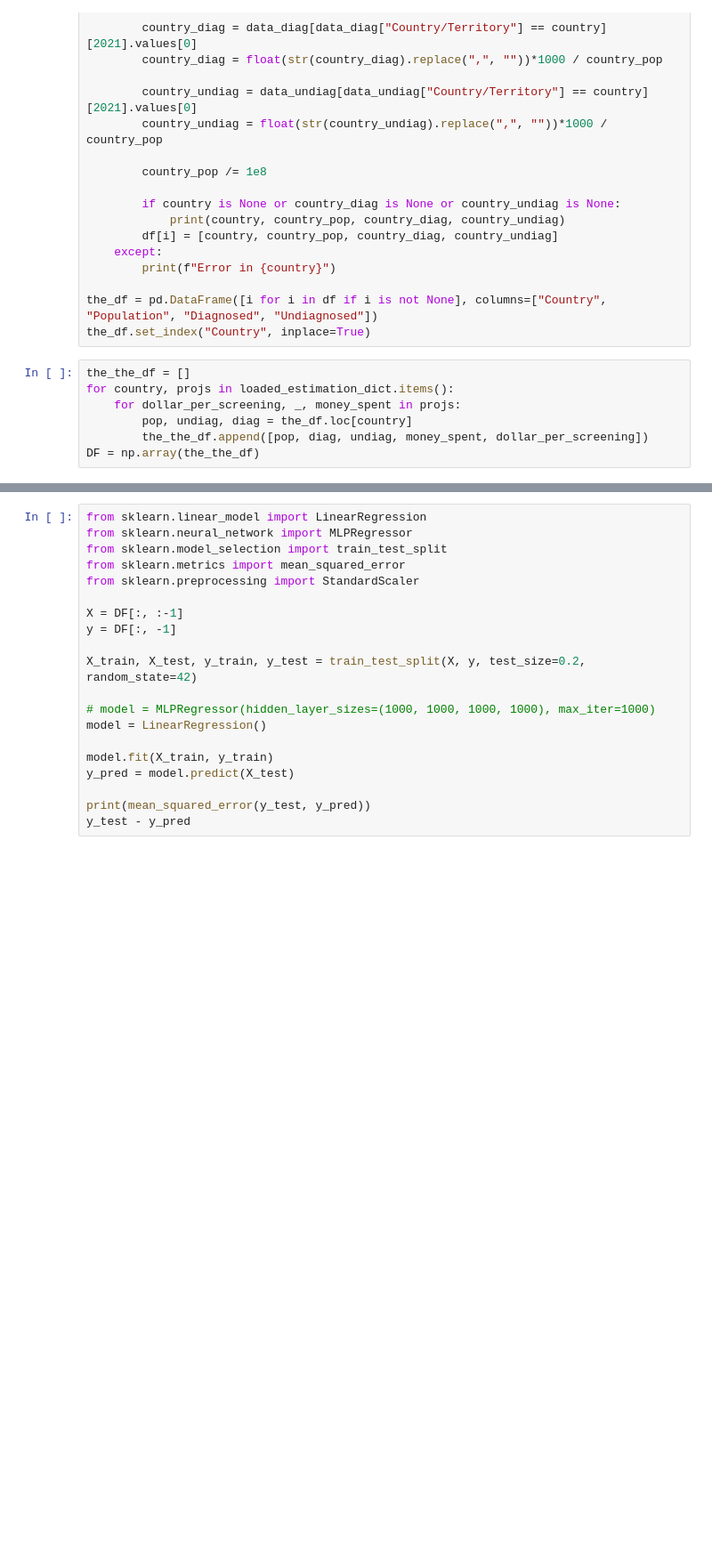
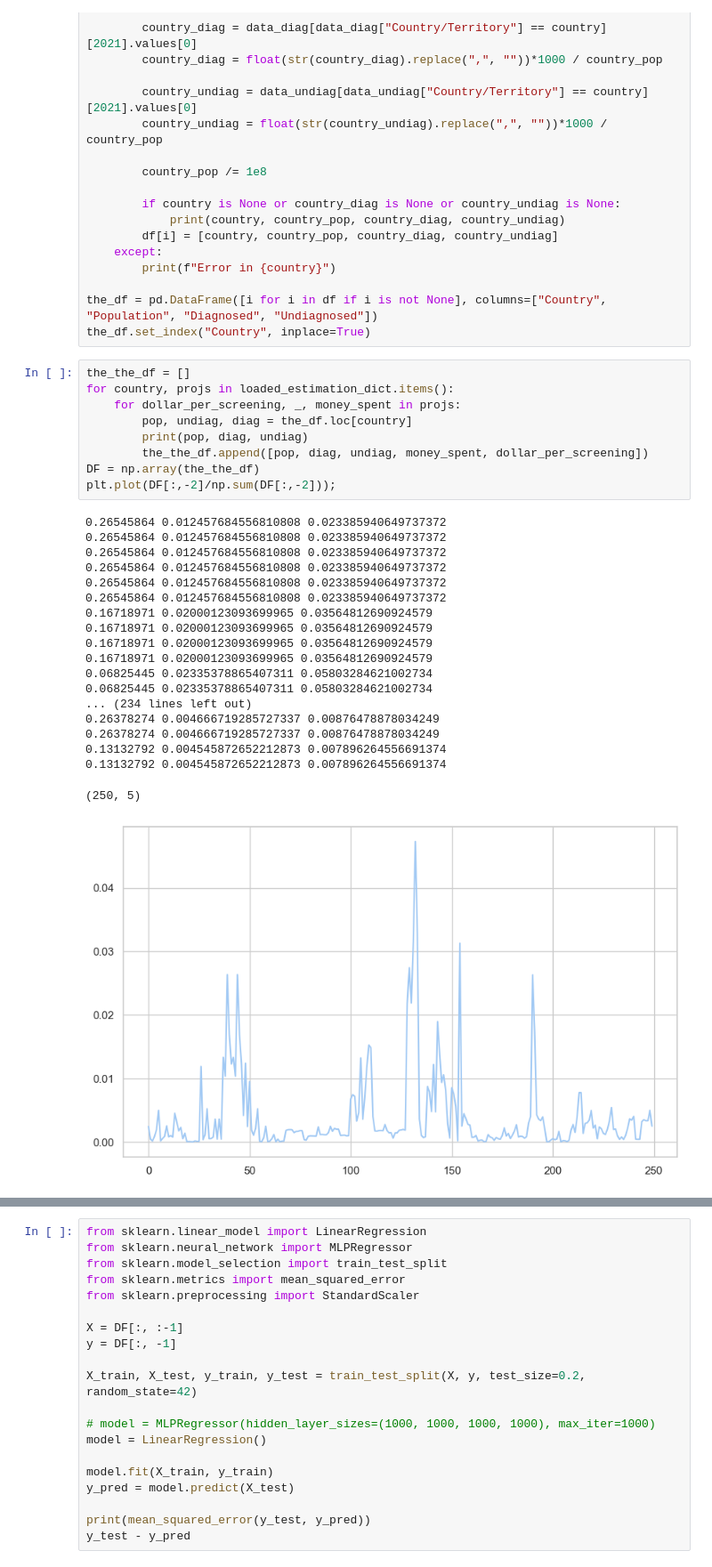
Before and after one commit to Apros7/Hackathons, a Jupyter notebook: Alex/tester.ipynb, the cells around one changed output, grey strips where cells are left out. Shown: that part at 89% size. Cells and saved outputs as stored; diff of their text form; blank space fills up the shorter version.

```diff
--- a/Alex/tester.ipynb
+++ b/Alex/tester.ipynb
@@ -130,10 +286,32 @@ the_df.set_index("Country", inplace=True)
 # %%
 the_the_df = []
 for country, projs in loaded_estimation_dict.items():
     for dollar_per_screening, _, money_spent in projs:
         pop, undiag, diag = the_df.loc[country]
+        print(pop, diag, undiag)
         the_the_df.append([pop, diag, undiag, money_spent, dollar_per_screening])
 DF = np.array(the_the_df)
+plt.plot(DF[:,-2]/np.sum(DF[:,-2]));
+# %% [output]
+0.26545864 0.012457684556810808 0.023385940649737372
+0.26545864 0.012457684556810808 0.023385940649737372
+0.26545864 0.012457684556810808 0.023385940649737372
+0.26545864 0.012457684556810808 0.023385940649737372
+0.26545864 0.012457684556810808 0.023385940649737372
+0.26545864 0.012457684556810808 0.023385940649737372
+0.16718971 0.02000123093699965 0.03564812690924579
+0.16718971 0.02000123093699965 0.03564812690924579
+0.16718971 0.02000123093699965 0.03564812690924579
+0.16718971 0.02000123093699965 0.03564812690924579
+0.06825445 0.02335378865407311 0.05803284621002734
+0.06825445 0.02335378865407311 0.05803284621002734
+... (234 lines left out)
+0.26378274 0.004666719285727337 0.00876478878034249
+0.26378274 0.004666719285727337 0.00876478878034249
+0.13132792 0.004545872652212873 0.007896264556691374
+0.13132792 0.004545872652212873 0.007896264556691374
+(250, 5)
+[figure, added]
 # %%
 from torch.optim import Adam
 import torch
```
Also changed, not shown: parts of 10 cells of this notebook, 19 other files.
